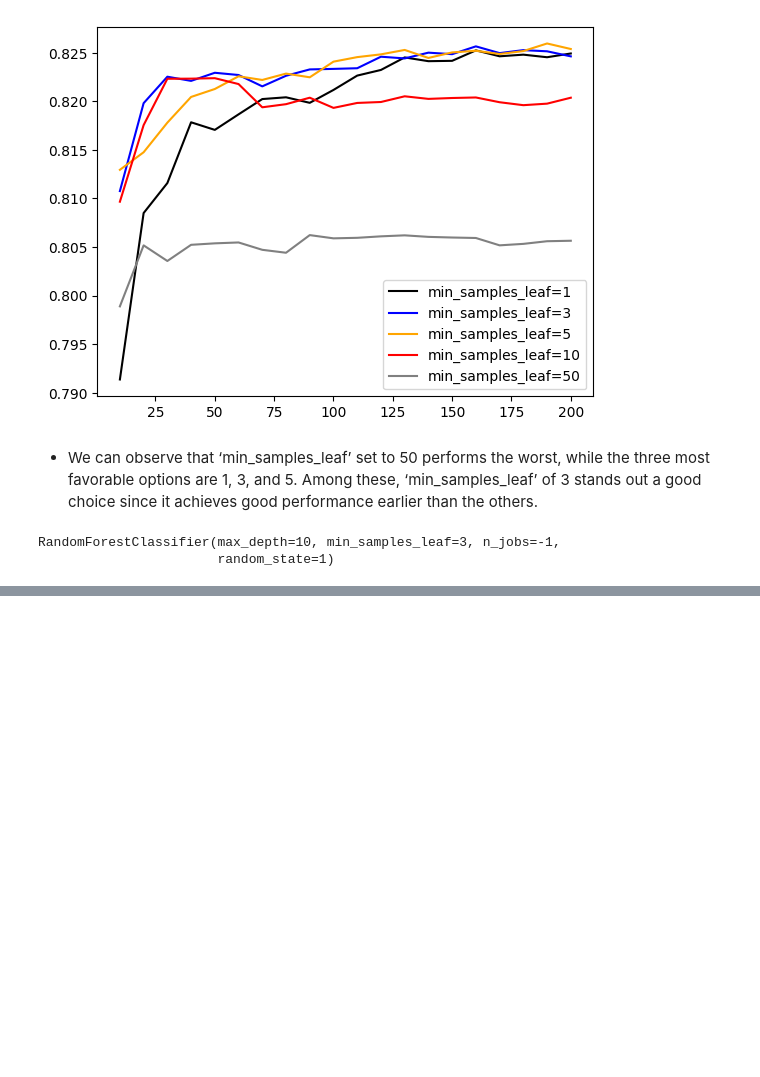
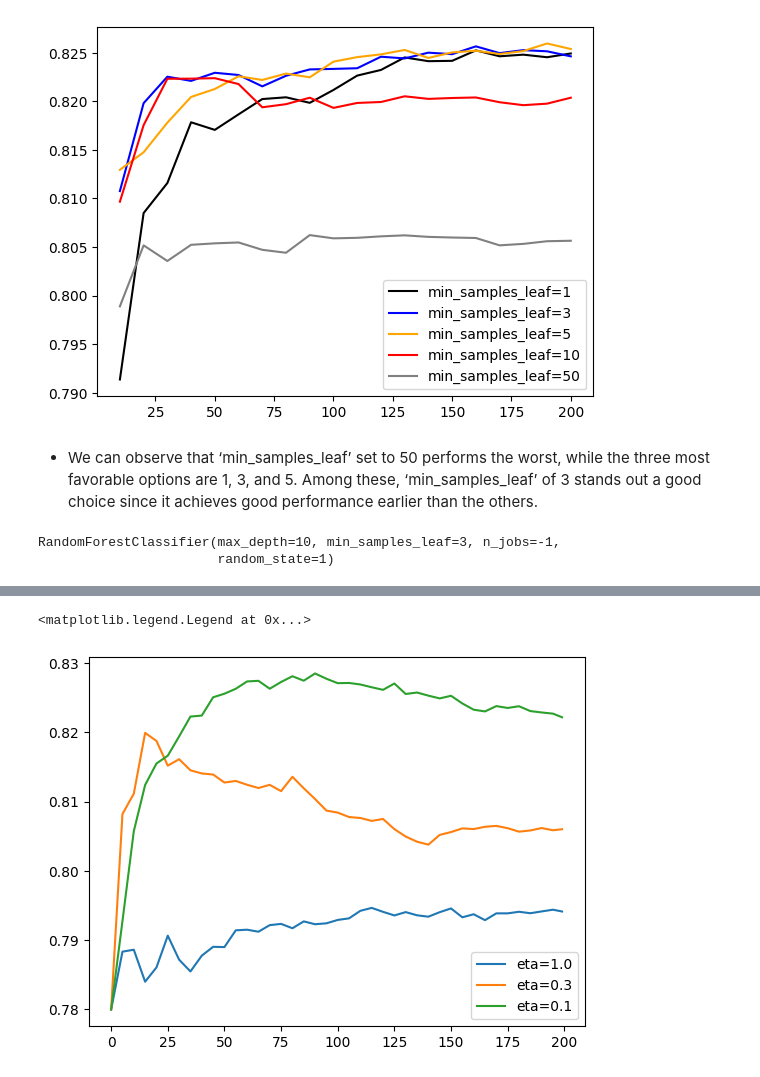
Before and after one commit to Charlie-Charlie01/Credit-Risk-Scoring-with-Decision-Trees, a Jupyter notebook: Credit Risk Scoring Project.ipynb, the cells around one changed output, grey strips where cells are left out. Cells and saved outputs as stored; diff of their text form; code cells hidden in the pictures; blank space fills up the shorter version.

```diff
--- a/Credit Risk Scoring Project.ipynb
+++ b/Credit Risk Scoring Project.ipynb
@@ -848,0 +1464,11 @@ RandomForestClassifier(max_depth=10, min_samples_leaf=3, n_jobs=-1,
+# %%
+# Let's concentrate on a few graphs for all initial amalysis.
+# We will plot three of them: 'eta=1.0', 'eta=0.3' and 'eta=0.1'
+etas = ['eta=1.0', 'eta=0.3', 'eta=0.1']
+for eta in etas:
+    df_score = scores[eta]
+    plt.plot(df_score.num_iter, df_score.val_auc, label=eta)
+plt.legend()
+# %% [output]
+<matplotlib.legend.Legend at 0x...>
+[figure, added]
```
Also changed, not shown: parts of 134 cells of this notebook.
